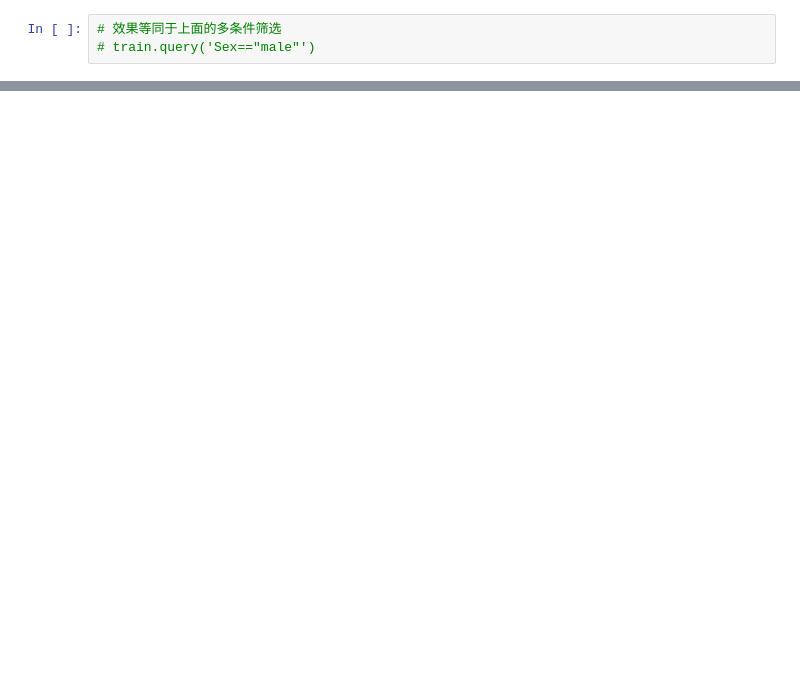
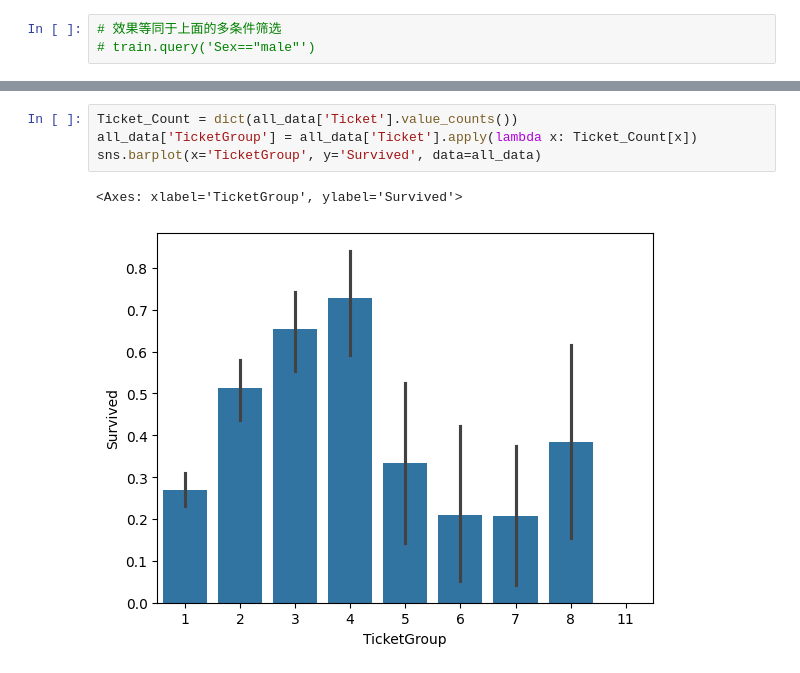
Before and after one commit to Sierraki/Solutions, a Jupyter notebook: Kaggle/titanic/darf.ipynb, the cells around one changed output, grey strips where cells are left out. Saved outputs shown, nothing was run; the diff lists cells and outputs as text; blank space fills up the shorter version.

```diff
--- a/Kaggle/titanic/darf.ipynb
+++ b/Kaggle/titanic/darf.ipynb
@@ -162,0 +173,7 @@ sns.barplot(x='Deck',y='Survived',data=train,hue='Deck')
+# %%
+Ticket_Count = dict(all_data['Ticket'].value_counts())
+all_data['TicketGroup'] = all_data['Ticket'].apply(lambda x: Ticket_Count[x])
+sns.barplot(x='TicketGroup', y='Survived', data=all_data)
+# %% [output]
+<Axes: xlabel='TicketGroup', ylabel='Survived'>
+[figure, added]
```
Also changed, not shown: parts of 35 cells of this notebook, 5 other files.
